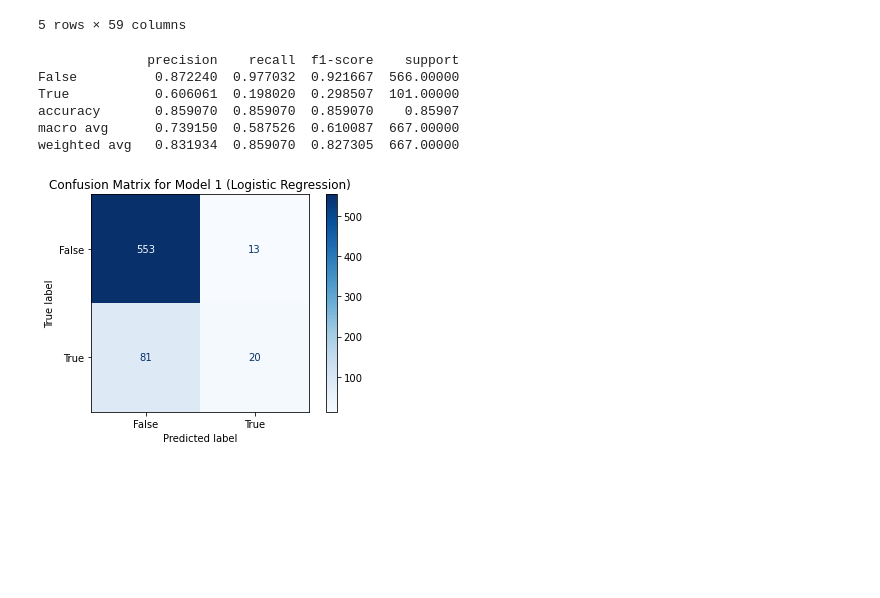
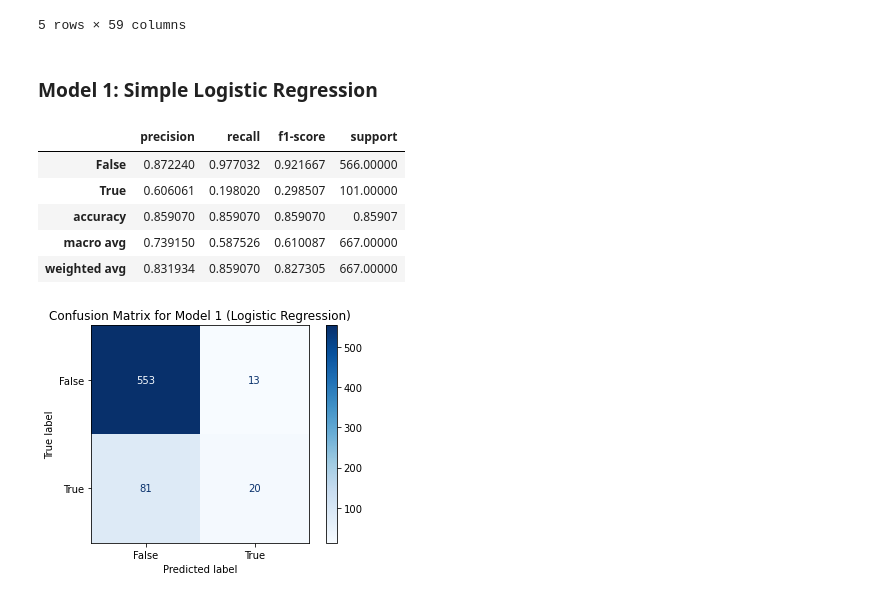
Before and after one commit to engige/syriatel_churn_modeling, a Jupyter notebook: index.ipynb, the cells around one changed output. Drawn from its saved outputs; the diff is of its cells as text; code cells hidden in the pictures; blank space fills up the shorter version.

```diff
--- a/index.ipynb
+++ b/index.ipynb
@@ -226,38 +226,40 @@ X_train_final.head()
 | 56 | 141 | 1 | 0 | 126.9 | 180.0 | ... |
 | 1993 | 86 | 0 | 0 | 216.3 | 266.3 | ... |
 5 rows × 59 columns
+# %% [markdown]
+### Model 1: Simple Logistic Regression
 # %%
 from sklearn.linear_model import LogisticRegression
 from sklearn.metrics import classification_report, accuracy_score
 
 # Initialize the Logistic Regression model
 log_reg = LogisticRegression(random_state=42, max_iter=1000)
 
 # Fit the model on the training data
 log_reg.fit(X_train_final, y_train)
 
 # Make predictions on the test data
 y_pred = log_reg.predict(X_test_final)
 
 # Evaluate the model
 accuracy = accuracy_score(y_test, y_pred)
 report = classification_report(y_test, y_pred)
 
 # Generate the classification report as a dictionary
 report_dict = classification_report(y_test, y_pred, output_dict=True)
 
 # Convert the classification report to a DataFrame for tabular display
 report_df = pd.DataFrame(report_dict).transpose()
 
 # Print the classification report in a tabular format
-print(report_df)
+report_df
 # %% [output]
-              precision    recall  f1-score    support
-False          0.872240  0.977032  0.921667  566.00000
-True           0.606061  0.198020  0.298507  101.00000
-accuracy       0.859070  0.859070  0.859070    0.85907
-macro avg      0.739150  0.587526  0.610087  667.00000
-weighted avg   0.831934  0.859070  0.827305  667.00000
+|  | precision | recall | f1-score | support |
+| False | 0.872240 | 0.977032 | 0.921667 | 566.00000 |
+| True | 0.606061 | 0.198020 | 0.298507 | 101.00000 |
+| accuracy | 0.859070 | 0.859070 | 0.859070 | 0.85907 |
+| macro avg | 0.739150 | 0.587526 | 0.610087 | 667.00000 |
+| weighted avg | 0.831934 | 0.859070 | 0.827305 | 667.00000 |
 # %%
 import matplotlib.pyplot as plt
 from sklearn.metrics import confusion_matrix, ConfusionMatrixDisplay
```
Also changed, not shown: parts of 30 cells of this notebook.
